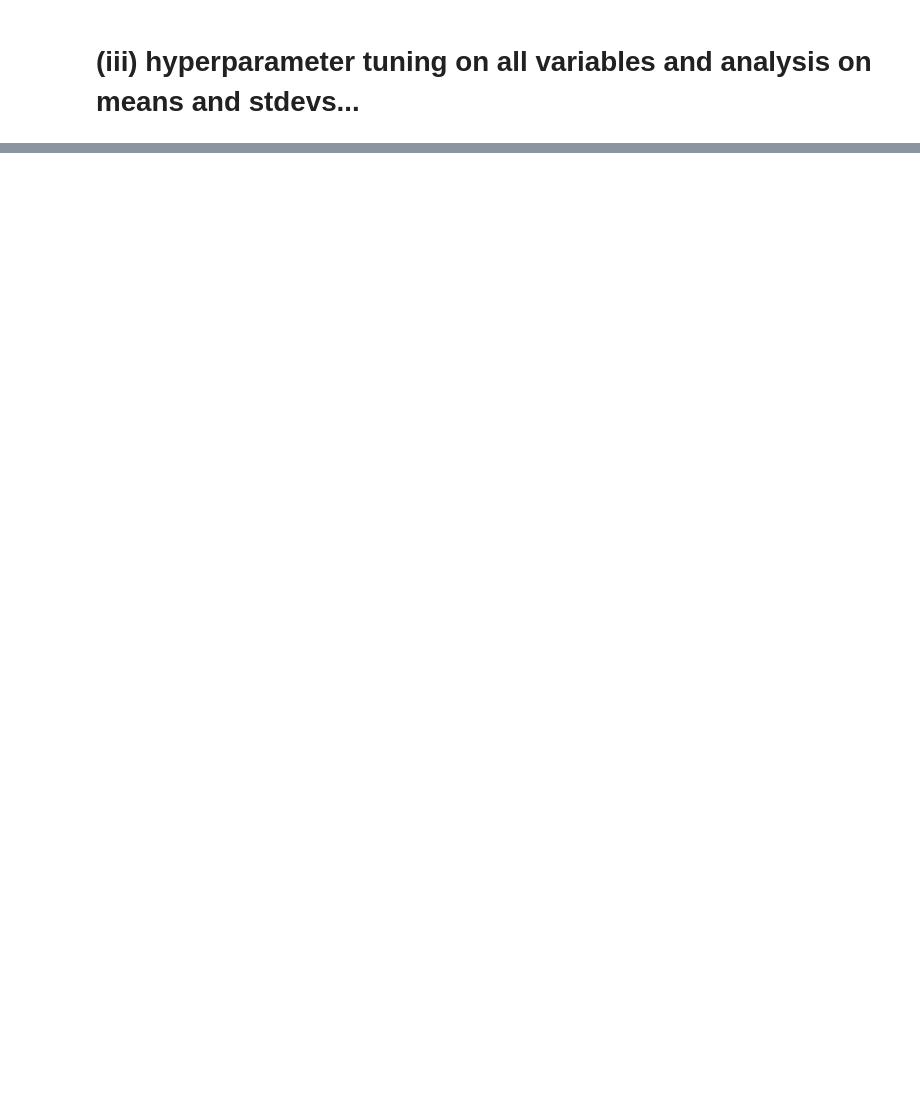
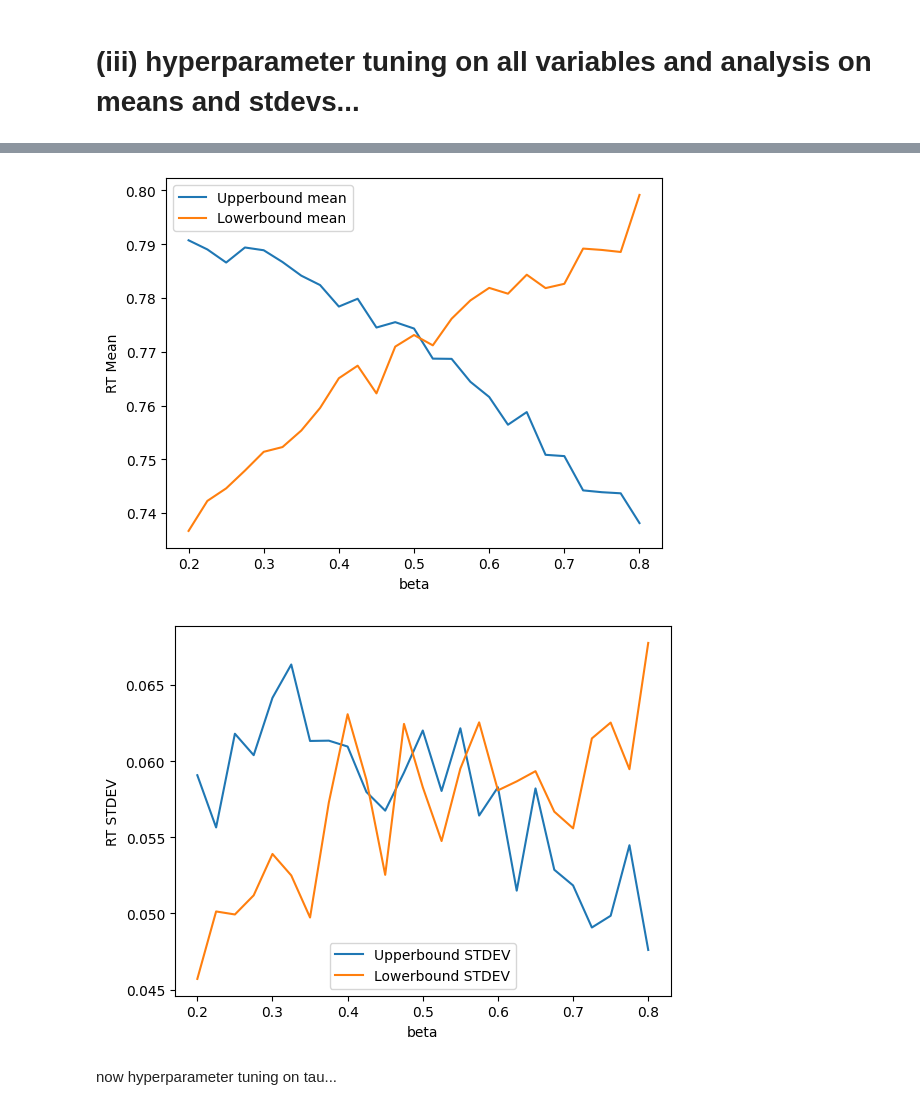
Before and after one commit to sylvr77/CogMod---HWs, a Jupyter notebook: hw3/q2.ipynb, the cells around one changed output, grey strips where cells are left out. Saved outputs shown, nothing was run; the diff lists cells and outputs as text; code cells hidden in the pictures; blank space fills up the shorter version.

```diff
--- a/hw3/q2.ipynb
+++ b/hw3/q2.ipynb
@@ -171,0 +441,19 @@ then report all respective results and analyse
+# %%
+plt.plot(beta_range, upperbound_mean, label="Upperbound mean")
+plt.plot(beta_range, lowerbound_mean, label="Lowerbound mean")
+plt.xlabel("beta")
+plt.ylabel("RT Mean")
+plt.legend()
+plt.show()
+
+plt.plot(beta_range, upperbound_stdev, label="Upperbound STDEV")
+plt.plot(beta_range, lowerbound_stdev, label="Lowerbound STDEV")
+plt.xlabel("beta")
+plt.ylabel("RT STDEV")
+plt.legend()
+plt.show()
+# %% [output]
+[figure, added]
+[figure, added]
+# %% [markdown]
+now hyperparameter tuning on tau...
```
Also changed, not shown: parts of 20 cells of this notebook.
